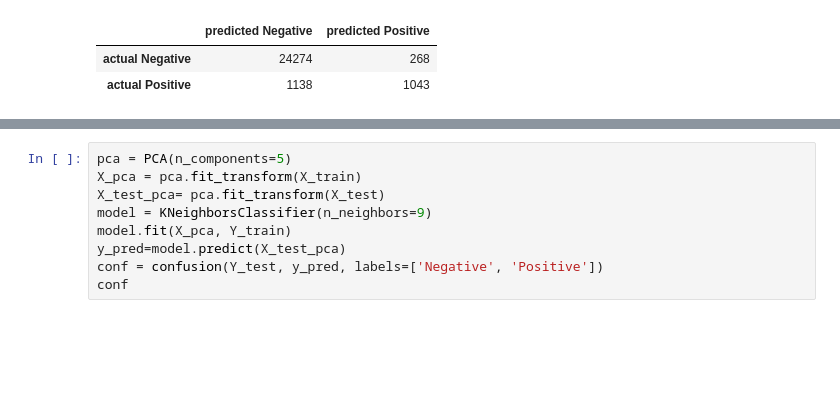
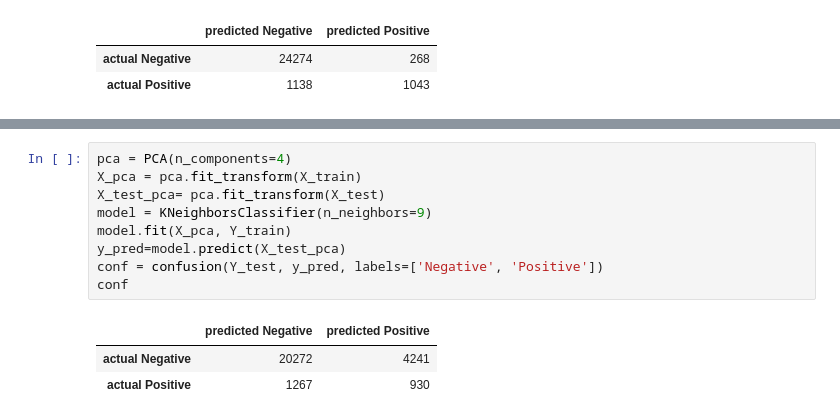
Before and after one commit to flaviagrasso/CSE204_Project, a Jupyter notebook: MachineLearningProject/MACHINE LEARNING PROJECT-2.ipynb, the cells around one changed output, grey strips where cells are left out. Cells and saved outputs as stored; diff of their text form; blank space fills up the shorter version.

```diff
--- a/MachineLearningProject/MACHINE LEARNING PROJECT-2.ipynb
+++ b/MachineLearningProject/MACHINE LEARNING PROJECT-2.ipynb
@@ -455,9 +458,13 @@ print("Best score:", best_score)
 # %%
-pca = PCA(n_components=5)
+pca = PCA(n_components=4)
 X_pca = pca.fit_transform(X_train)
 X_test_pca= pca.fit_transform(X_test)
 model = KNeighborsClassifier(n_neighbors=9)
 model.fit(X_pca, Y_train)
 y_pred=model.predict(X_test_pca)
 conf = confusion(Y_test, y_pred, labels=['Negative', 'Positive'])
 conf
+# %% [output]
+|  | predicted Negative | predicted Positive |
+| actual Negative | 20272 | 4241 |
+| actual Positive | 1267 | 930 |
```
Also changed, not shown: parts of 1 cell of this notebook.
